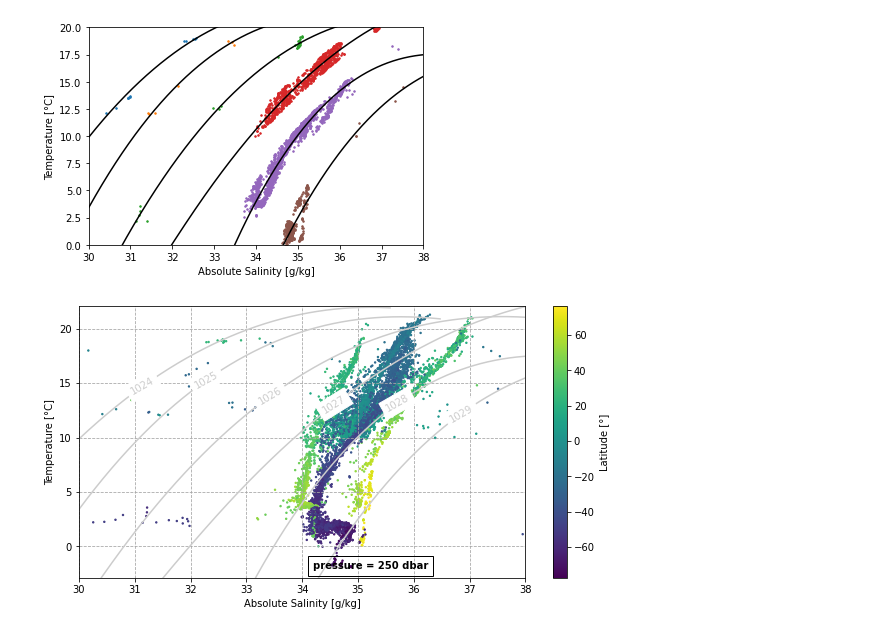
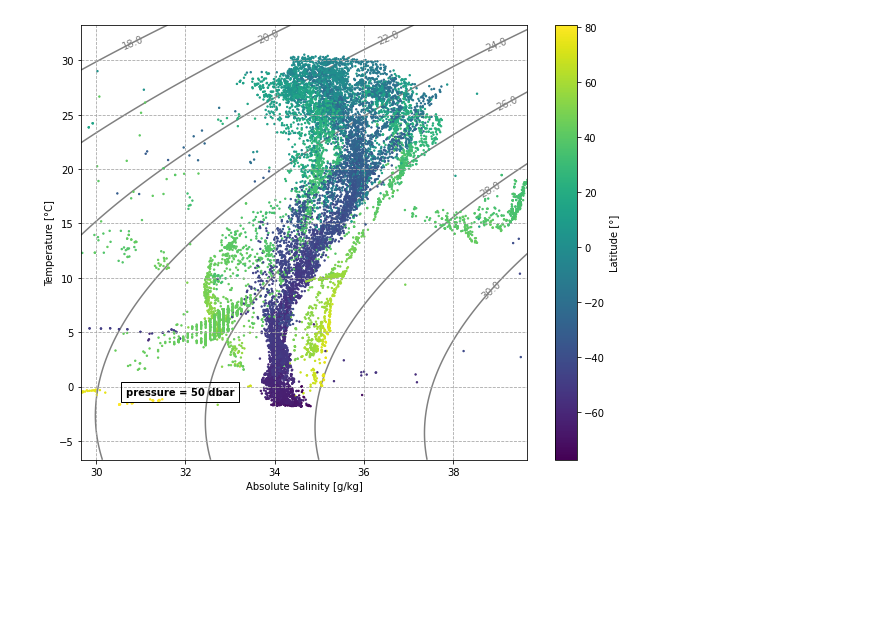
Before and after one commit to najona/st_height, a Jupyter notebook: st_height/diagTS.ipynb, the cells around one changed output. Drawn from its saved outputs; the diff is of its cells as text; code cells hidden in the pictures; blank space fills up the shorter version.

```diff
--- a/st_height/diagTS.ipynb
+++ b/st_height/diagTS.ipynb
@@ -21,6 +21,7 @@ depth = ds.variables['DEPH_CORRECTED'][:]
 lat = ds.variables['LATITUDE'][:]
 long = ds.variables['LONGITUDE'][:]
 
+
 def diagramTS(T, SP, depth, long, lat, p_layer):
     # Pressure from depth
     p = gsw.p_from_z(-depth, np.matlib.repmat(lat,len(T[1,:]),1).T) # [dbar]
@@ -28,66 +29,34 @@ def diagramTS(T, SP, depth, long, lat, p_layer):
     # Absolute Salinity from Practical Salinity
     SA = gsw.SA_from_SP(SP, p, np.matlib.repmat(long,len(T[1,:]),1).T, np.matlib.repmat(lat,len(T[1,:]),1).T) # [g/kg]
 
-    # in-situ density
-    rho = gsw.rho(SA, T, p) # [kg/m^3]
-
-    #p_find = np.where(p == p_layer)
     p_find = np.where((p > p_layer-1) & (p < p_layer+1))
 
-    SA = SA[p_find]
-    T = T[p_find]
-    rho = rho[p_find]
+    medS = np.median(SA[p_find])
+    medT = np.median(T[p_find])
 
-    fRaster_list = []
-    xRaster_list = []
-    iso_list = []
-    plt.figure()
-    for iso in range(1024, 1030):
-        iso_find = np.where((rho < iso + 0.2) & (rho >= iso - 0.2))
+    tempL=np.linspace(medT-20, medT+20, 200)
+    salL=np.linspace(medS-5, medS+5, 200)
 
-        # approximation
-        dkappa = 8
-        kappa = np.arange(math.floor(np.min(SA[iso_find])), math.ceil(np.max(SA[iso_find])), dkappa)
-        S_sort = np.sort(SA[iso_find])                     # sort SA values
-        T_sort = T[iso_find][np.argsort(SA[iso_find])]     # sort T values in corresponding order
-        A = func.getA(kappa, dkappa, S_sort)
-        xS,lS,v,rp = func.linearGMM(A, T_sort)
+    Tg, Sg = np.meshgrid(tempL,salL)
+    sigma_theta = gsw.sigma0(Sg, Tg)
 
-        #Evaluation of the function on an equidistant grid
-        xRaster = np.arange(np.min(S_sort)-3, np.max(S_sort)+3, (np.max(S_sort)-np.min(S_sort))/10000) # vector with equidistant values
-        Ax = func.getA(kappa, dkappa, xRaster)
-        fRaster = Ax.dot(xS)
-        fRaster_list.append(fRaster)
-        xRaster_list.append(xRaster)
-        iso_list.append(iso)
-
-        plt.plot(SA[iso_find], T[iso_find], '.', markersize=3, label=str(iso))
-        plt.plot(xRaster, fRaster, 'k')
-        #plt.text(np.max(SA[iso_find]), np.max(T[iso_find]), str(iso))
-        plt.xlim([30, 38])
-        plt.ylim([0, 20])
-    plt.xlabel("Absolute Salinity [g/kg]")
-    plt.ylabel("Temperature [°C]")
-    plt.show()
-
-    ax = plt.figure(figsize=(10,5))
+    cnt = np.linspace(sigma_theta.min(), sigma_theta.max(),500)
     marker_size=2
-    plt.xlim([30, 38])
-    plt.ylim([np.min(T)-1, np.sort(T)[-10]+1])
-    plt.scatter(SA, T, marker_size, c=lat[p_find[0]])
-    for i in range(len(xRaster_list)):
-        plt.plot(xRaster_list[i], fRaster_list[i], c='0.8', label=str(iso_list[i]))
-    func.labelLines(plt.gca().get_lines(),zorder=2.5)
+    fig,ax=plt.subplots(figsize=(10,8))
+    plt.xlim([medS-5, medS+5])
+    plt.ylim([medT-20, medT+20])
+    cs = ax.contour(Sg, Tg, sigma_theta, colors='grey', zorder=1)
+    cl=plt.clabel(cs,fontsize=10,inline=False,fmt='%.1f')
+    plt.scatter(SA[p_find], T[p_find], marker_size, c=lat[p_find[0]])
     plt.xlabel("Absolute Salinity [g/kg]")
     plt.ylabel("Temperature [°C]")
     plt.grid(b=True, which='both', color='0.65', linestyle='--')
     cbar= plt.colorbar()
     cbar.set_label("Latitude [°]")
-    ax.text(0.45, 0.15, 'pressure = '+str(p_layer)+' dbar', weight='bold', color='black',
+    plt.text(medS-4, medT-14, 'pressure = '+str(p_layer)+' dbar', weight='bold', color='black',
         bbox=dict(facecolor='none', edgecolor='black', pad=5))
-    plt.show()
 
     return
 
-diagramTS(T, PSAL, depth, long, lat, 250)
+diagramTS(T, PSAL, depth, long, lat, 50)
 # %% [output]
@@ -109,2 +63 @@ The animation.avconv_args rcparam was deprecated in Matplotlib 3.3 and will be r
-[figure, old version]
+[figure, new version]
-[figure, removed]
```
Also changed, not shown: parts of 2 cells of this notebook.
